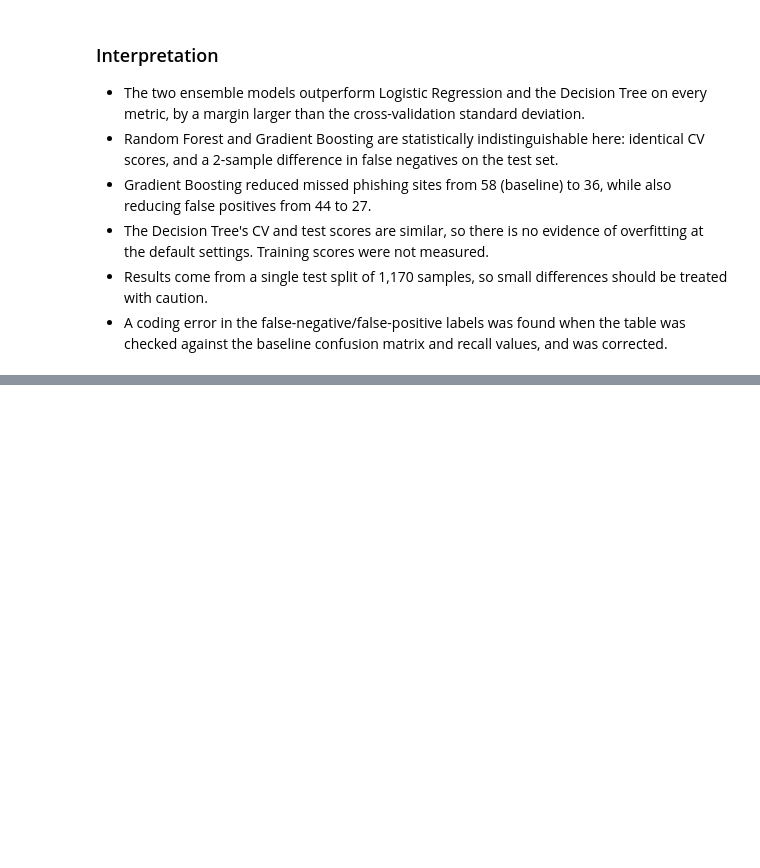
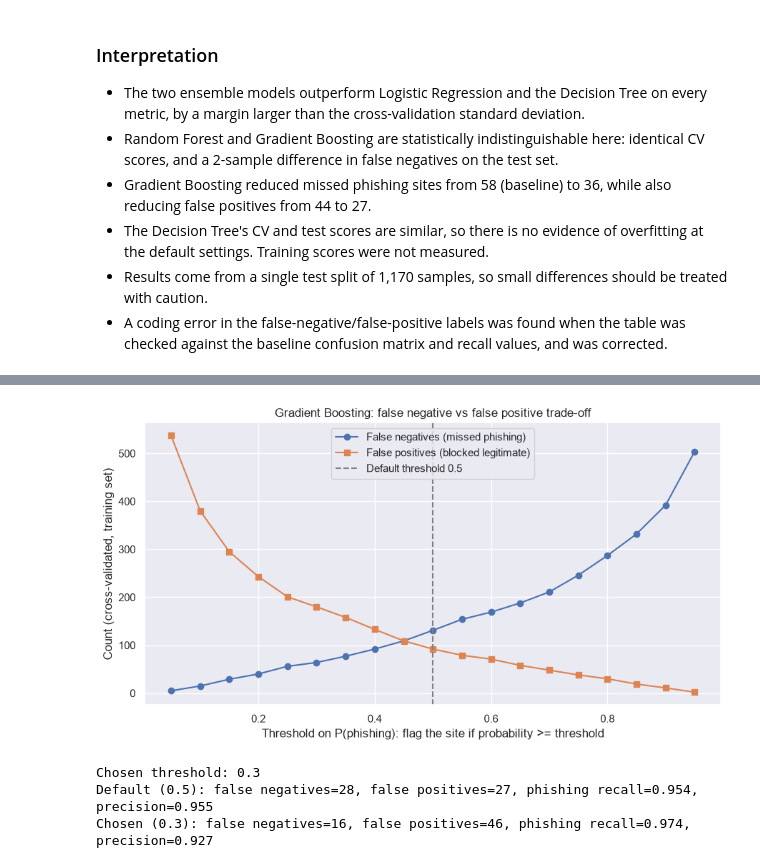
Before and after one commit to Hackme-code/ict606-phishing-detection, a Jupyter notebook: notebooks/02_modelling.ipynb, the cells around one changed output, grey strips where cells are left out. Saved outputs shown, nothing was run; the diff lists cells and outputs as text; code cells hidden in the pictures; blank space fills up the shorter version.

Commit message:
Add tuning, threshold analysis and test results

```diff
--- a/notebooks/02_modelling.ipynb
+++ b/notebooks/02_modelling.ipynb
@@ -220,0 +275,23 @@ Four models were compared using 5-fold stratified cross-validation on the traini
+# %%
+final_model = searches["Gradient Boosting"].best_estimator_   # change if RF won on CV
+final_name = "Gradient Boosting"
+# %%
+from sklearn.model_selection import cross_val_predict
+
+oof = cross_val_predict(final_model, X_train, y_train, cv=cv, method="predict_proba")
+phish_col = list(final_model.classes_).index(-1)
+p_phish = oof[:, phish_col]            # probability the site is phishing
+is_phish = (y_train == -1).values
+
+rows = []
+for t in np.arange(0.05, 0.96, 0.05):
+    flagged = p_phish >= t
+    fn = int((is_phish & ~flagged).sum())
+    fp = int((~is_phish & flagged).sum())
+    rows.append({"Threshold": round(t, 2),
+                 "Phishing recall": 1 - fn / is_phish.sum(),
+                 "False negatives": fn,
+                 "False positives": fp})
+
+thr = pd.DataFrame(rows).set_index("Threshold")
+thr.round(3)
@@ -220,0 +317,32 @@ Four models were compared using 5-fold stratified cross-validation on the traini
+# %%
+fig, ax = plt.subplots(figsize=(9, 5))
+ax.plot(thr.index, thr["False negatives"], marker="o", label="False negatives (missed phishing)")
+ax.plot(thr.index, thr["False positives"], marker="s", label="False positives (blocked legitimate)")
+ax.axvline(0.5, color="grey", linestyle="--", label="Default threshold 0.5")
+ax.set_xlabel("Threshold on P(phishing): flag the site if probability >= threshold")
+ax.set_ylabel("Count (cross-validated, training set)")
+ax.set_title(f"{final_name}: false negative vs false positive trade-off")
+ax.legend()
+plt.tight_layout()
+plt.savefig("../reports/threshold_tradeoff.png", dpi=150)
+plt.show()
+# %% [output]
+[figure, added]
+# %%
+TARGET_RECALL = 0.97
+ok = thr[thr["Phishing recall"] >= TARGET_RECALL]
+chosen_t = ok.index.max()
+print("Chosen threshold:", chosen_t)
+
+final_model.fit(X_train, y_train)
+p_test = final_model.predict_proba(X_test)[:, phish_col]
+
+for label, t in [("Default (0.5)", 0.5), (f"Chosen ({chosen_t})", chosen_t)]:
+    pred = np.where(p_test >= t, -1, 1)
+    tp, fn, fp, tn = confusion_matrix(y_test, pred, labels=[-1, 1]).ravel()
+    print(f"{label}: false negatives={fn}, false positives={fp}, "
+          f"phishing recall={tp/(tp+fn):.3f}, precision={tp/(tp+fp):.3f}")
+# %% [output]
+Chosen threshold: 0.3
+Default (0.5): false negatives=28, false positives=27, phishing recall=0.954, precision=0.955
+Chosen (0.3): false negatives=16, false positives=46, phishing recall=0.974, precision=0.927
```
Also changed, not shown: parts of 4 cells of this notebook, 2 other files.
